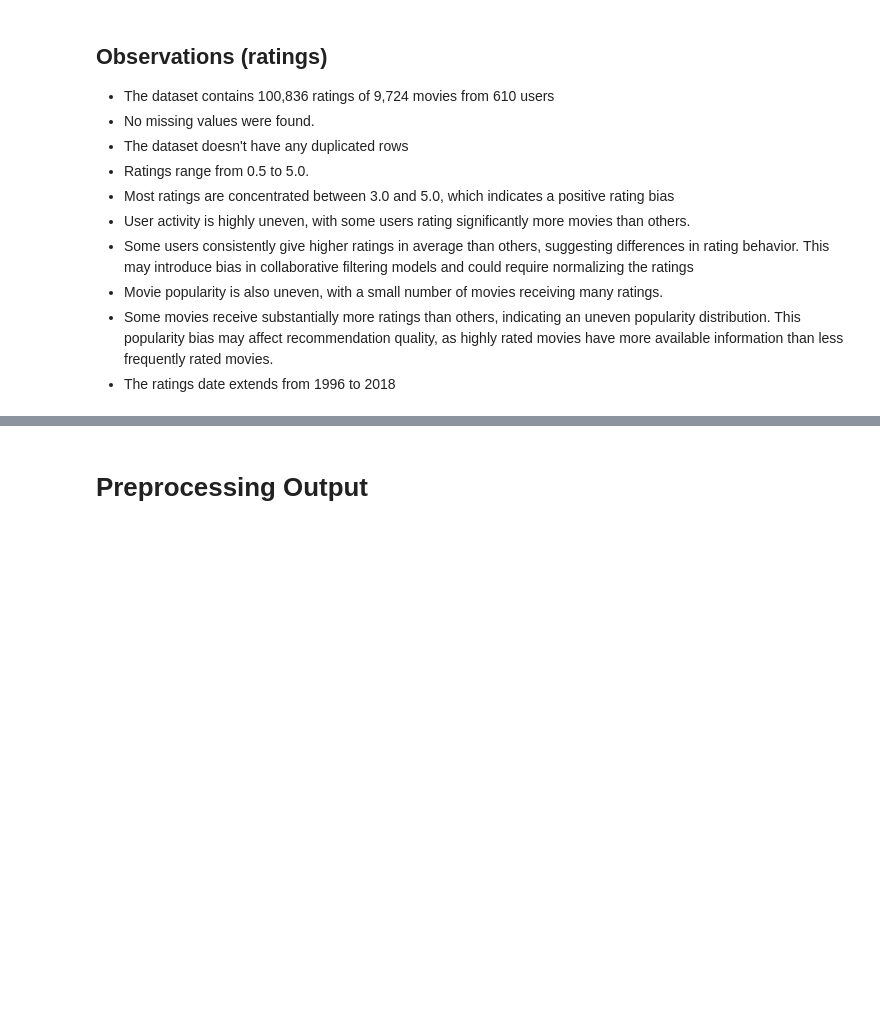
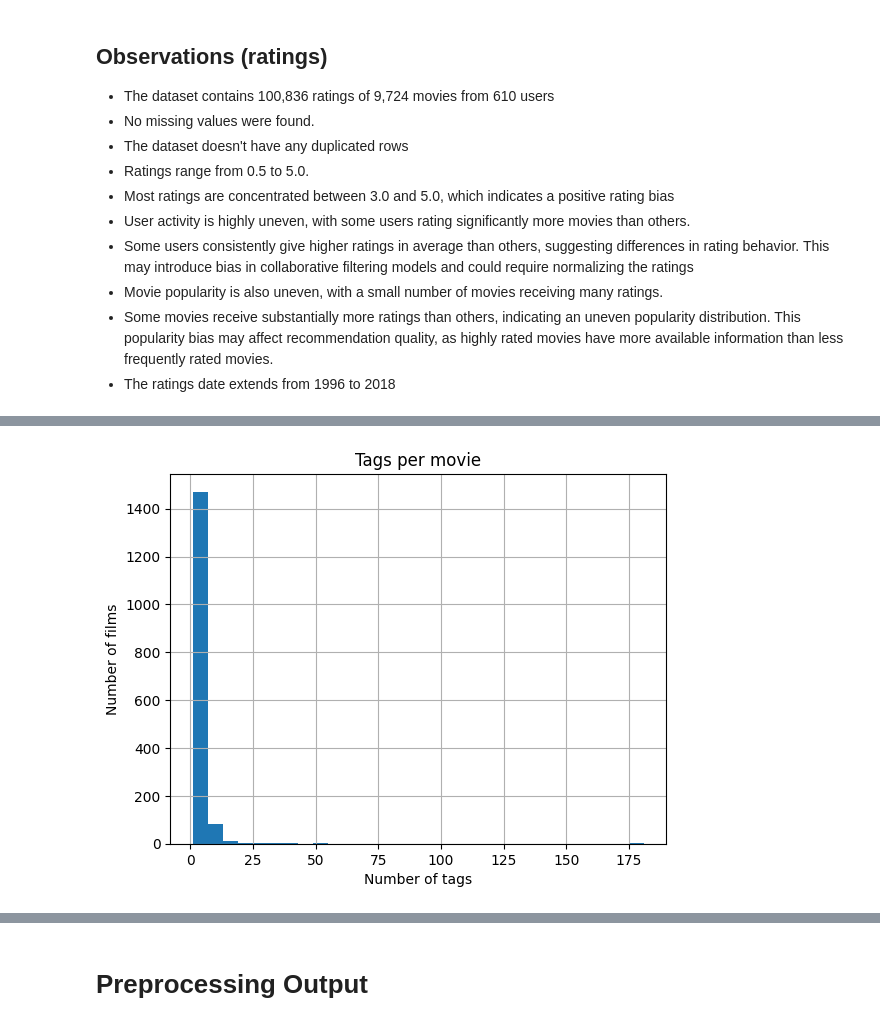
Before and after one commit to albertoah9/Movie-Recommender-AI, a Jupyter notebook: notebooks/01_exploratory_data_analysis.ipynb, the cells around one changed output, grey strips where cells are left out. Drawn from its saved outputs; the diff is of its cells as text; code cells hidden in the pictures; blank space fills up the shorter version.

```diff
--- a/notebooks/01_exploratory_data_analysis.ipynb
+++ b/notebooks/01_exploratory_data_analysis.ipynb
@@ -17,6 +17,7 @@ The raw datasets are loaded first. Preprocessed copies are then created to suppo
 # %%
 movies = load_movies("../data/raw/movies.csv")
 ratings = load_ratings("../data/raw/ratings.csv")
+tags = load_tags("../data/raw/tags.csv")
 
 movies_clean = preprocess_movies(movies)
 ratings_clean = preprocess_ratings(ratings)
@@ -344,0 +411,6 @@ plt.show()
+# %%
+# Longitud de tags
+
+tags["tag_length"] = tags["tag"].str.len()
+
+tags["tag_length"].describe()
@@ -344,0 +441,11 @@ plt.show()
+# %%
+# Histogram tags per movie
+
+tags.groupby("movieId").size().hist(bins=30)
+
+plt.title("Tags per movie")
+plt.xlabel("Number of tags")
+plt.ylabel("Number of films")
+plt.show()
+# %% [output]
+[figure, added]
```
Also changed, not shown: parts of 12 cells of this notebook, 2 other files.
